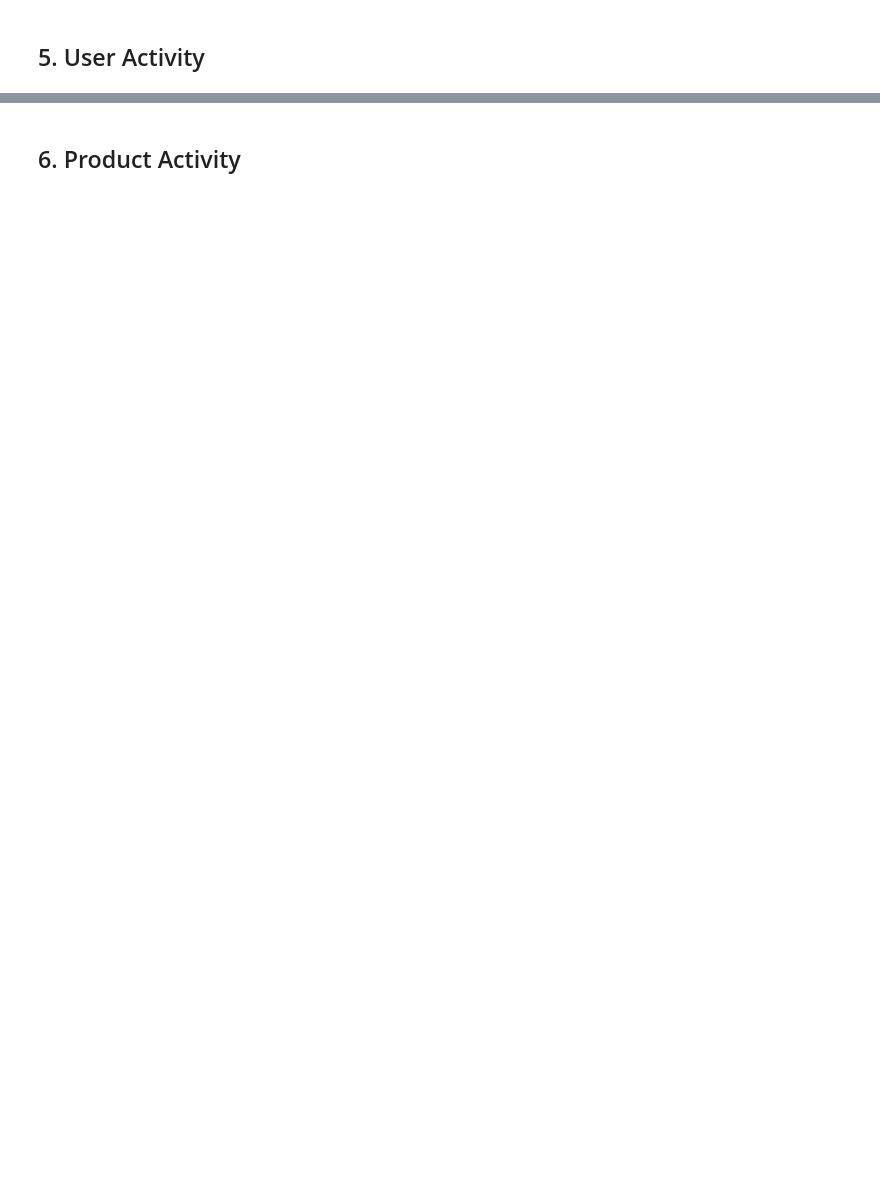
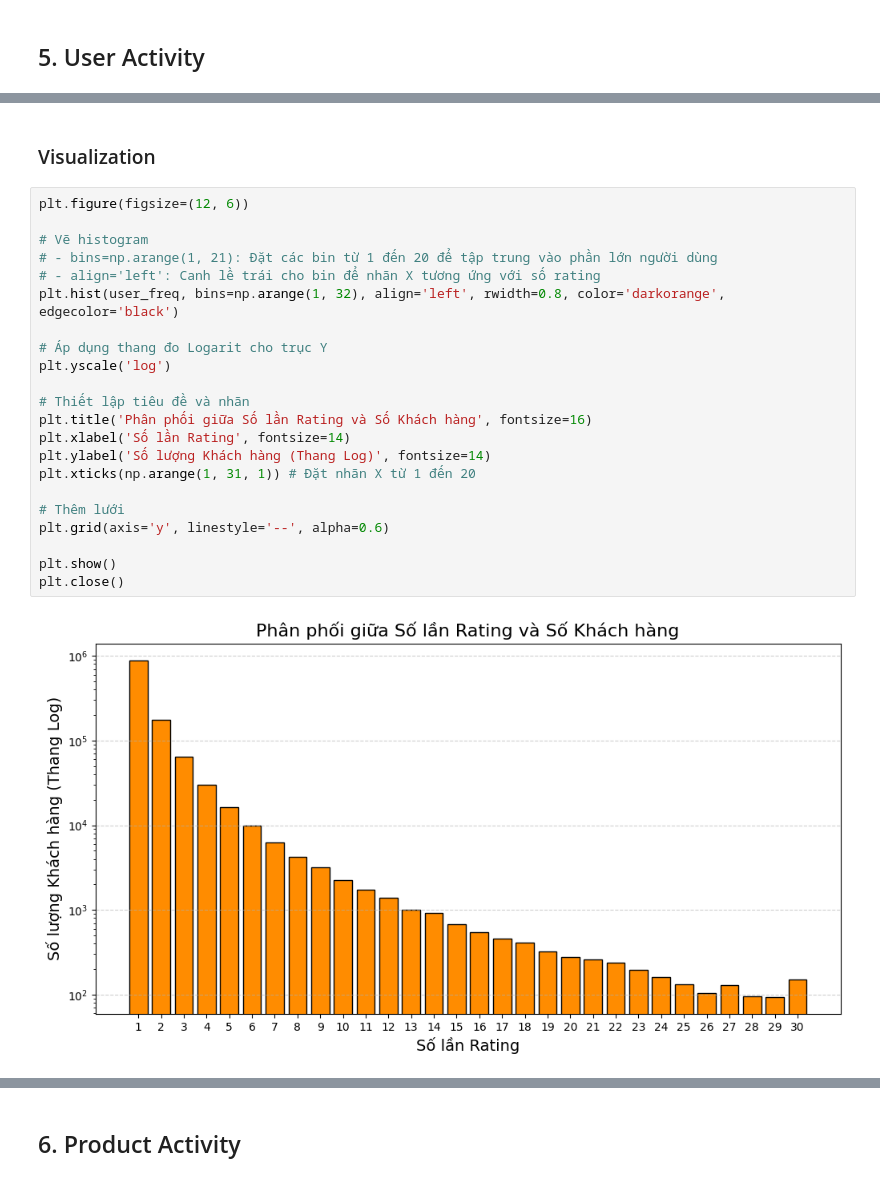
Before and after one commit to Hutaph/amazon-recommender-system, a Jupyter notebook: notebooks/01_data_exploration.ipynb, the cells around one changed output, grey strips where cells are left out. Saved outputs shown, nothing was run; the diff lists cells and outputs as text; blank space fills up the shorter version.

```diff
--- a/notebooks/01_data_exploration.ipynb
+++ b/notebooks/01_data_exploration.ipynb
@@ -120,0 +197,26 @@ A3LJLRIZL38GG3 276
+# %% [markdown]
+### Visualization
+# %%
+plt.figure(figsize=(12, 6))
+
+# Vẽ histogram
+# - bins=np.arange(1, 21): Đặt các bin từ 1 đến 20 để tập trung vào phần lớn người dùng
+# - align='left': Canh lề trái cho bin để nhãn X tương ứng với số rating
+plt.hist(user_freq, bins=np.arange(1, 32), align='left', rwidth=0.8, color='darkorange', edgecolor='black')
+
+# Áp dụng thang đo Logarit cho trục Y
+plt.yscale('log')
+
+# Thiết lập tiêu đề và nhãn
+plt.title('Phân phối giữa Số lần Rating và Số Khách hàng', fontsize=16)
+plt.xlabel('Số lần Rating', fontsize=14)
+plt.ylabel('Số lượng Khách hàng (Thang Log)', fontsize=14)
+plt.xticks(np.arange(1, 31, 1)) # Đặt nhãn X từ 1 đến 20
+
+# Thêm lưới
+plt.grid(axis='y', linestyle='--', alpha=0.6)
+
+plt.show()
+plt.close()
+# %% [output]
+[figure, added]
```
Also changed, not shown: parts of 24 cells of this notebook.
